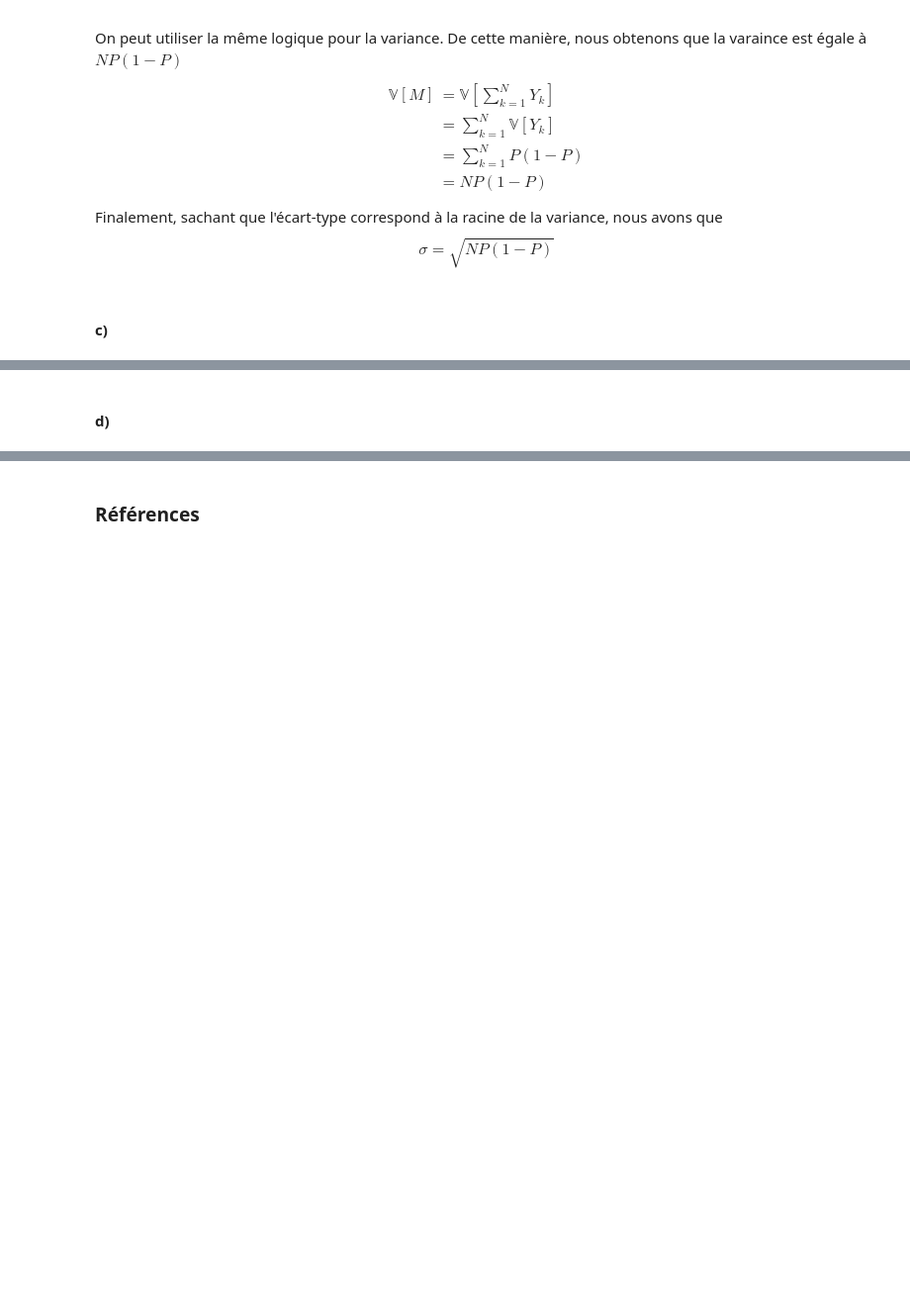
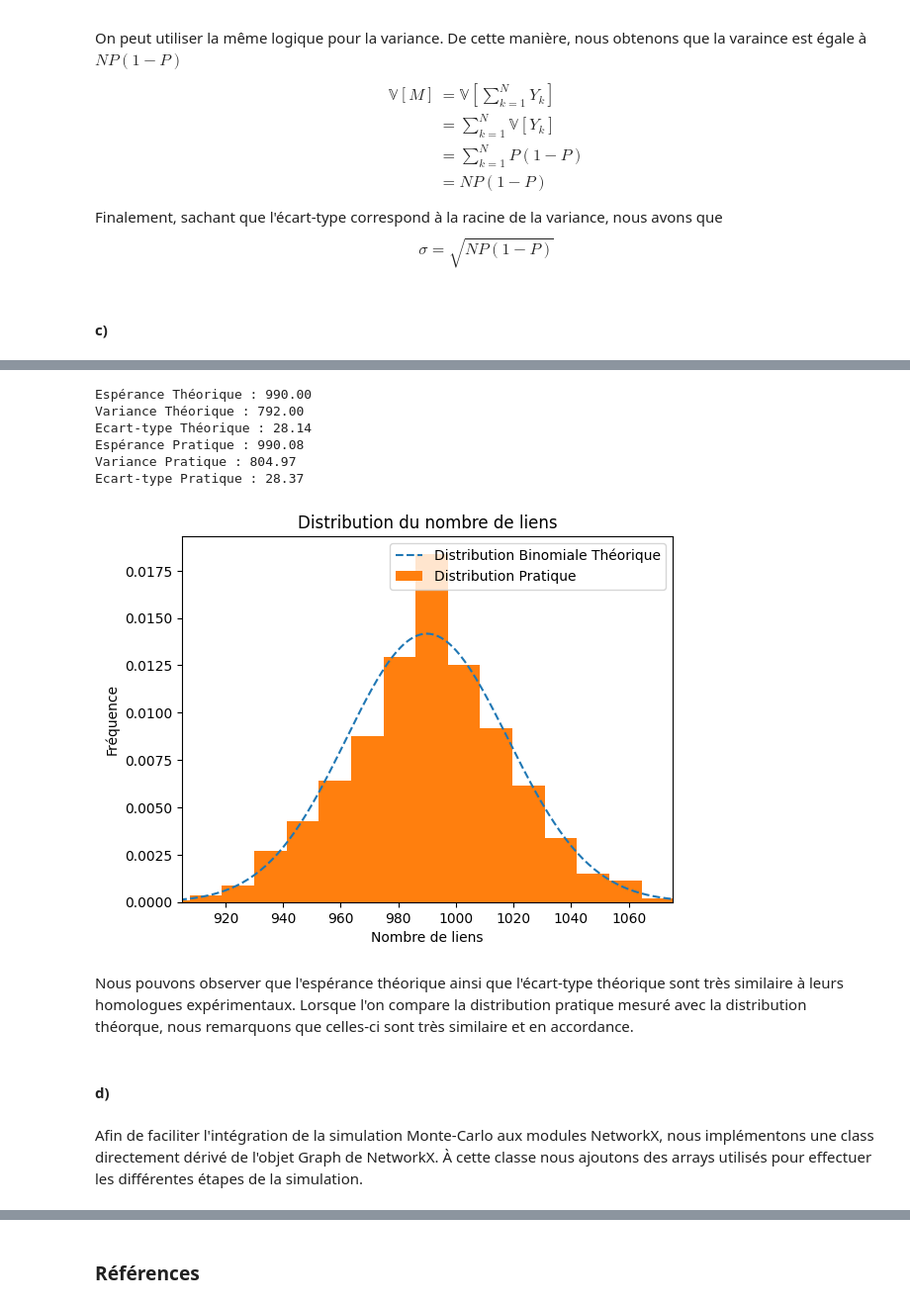
Before and after one commit to thcha67/tp_phys_num, a Jupyter notebook: TP4_ThomasC_SimonG_LaurentE/TP4_ThomasC_SimonG_LaurentE.ipynb, the cells around one changed output, grey strips where cells are left out. Shown: that part at 99% size. Saved outputs shown, nothing was run; the diff lists cells and outputs as text; code cells hidden in the pictures; blank space fills up the shorter version.

Commit message:
ajout blabla

```diff
--- a/TP4_ThomasC_SimonG_LaurentE/TP4_ThomasC_SimonG_LaurentE.ipynb
+++ b/TP4_ThomasC_SimonG_LaurentE/TP4_ThomasC_SimonG_LaurentE.ipynb
@@ -375,16 +429,4 @@ $$
 # %%
-def get_esperance(n, P):
-    """Calcul de l'espérance d'un graphe aléatoire d'Erdos-Renyi"""
-    return n*(n-1)/2 * P
-
-def get_variance(n, P):
-    """Calcul de la variance d'un graphe aléatoire d'Erdos-Renyi"""
-    return n*(n-1)*P*(1-P)/2
-
-def get_std(n, P):
-    """Calcul de l'écart-type d'un graphe aléatoire d'Erdos-Renyi"""
-    return np.sqrt(get_variance(n, P))
-
 class Array_Erdos_Renyi:
     def __init__(self, n, p):
         self.n = n
@@ -392,37 +434,60 @@ class Array_Erdos_Renyi:
         self.array = np.random.rand(n, n) < p # Création d'une matrice aléatoire
         self.array = np.triu(self.array, 1) # On ne garde que la partie supérieure de la matrice
         self.array = self.array + self.array.T # On symétrise la matrice
-        self.array = self.array.astype(int) # On convertit en entier
-        np.fill_diagonal(self.array, 0) # On met des 0 sur la diagonale
+        self.array = self.array.astype(int) # On convertit en entier (False=0, True=1)
+        np.fill_diagonal(self.array, 0) # On met des 0 sur la diagonale (False=0)
 
     def Get_Nb_Links(self):
-        """Calcul de la moyenne de la matrice"""
+        """Calcul de le nombre de liens seulement dans la partie supérieure de la matrice"""
         return np.sum(self.array[np.triu_indices(self.n, 1)])
 
     def __str__(self):
         return str(self.array)
 # %%
+np.random.seed(0) # Pour la reproductibilité
+
 N_nodes = 100
 p = 0.2
 print(f"Espérance Théorique : {get_esperance(N_nodes, p):.2f}")
 print(f"Variance Théorique : {get_variance(N_nodes, p):.2f}")
 print(f"Ecart-type Théorique : {get_std(N_nodes, p):.2f}")
 
 mean_links = []
-for i in range(1000):
+N_iterations = 1000
+for i in range(N_iterations):
     a = Array_Erdos_Renyi(100, 0.2)
     mean_links.append(a.Get_Nb_Links())
 
 print(f"Espérance Pratique : {np.mean(mean_links):.2f}")
 print(f"Variance Pratique : {np.var(mean_links):.2f}")
-print(f"Ecart-type ThéorPratiqueique : {np.std(mean_links):.2f}")
-plt.hist(mean_links, bins=20)
+print(f"Ecart-type Pratique : {np.std(mean_links):.2f}")
+
+# Fit de la distribution Binomial
+from scipy.stats import binom
+x = np.arange(0, N_nodes*(N_nodes-1)/2 + 1)
+binom_dist = binom.pmf(x, N_nodes*(N_nodes-1)/2 + 1, p)
+plt.plot(x, binom_dist, label="Distribution Binomiale Théorique", linestyle='--')
+plt.hist(mean_links, bins=20, density=True ,label="Distribution Pratique")
 plt.title("Distribution du nombre de liens")
 plt.xlabel("Nombre de liens")
+plt.xlim(np.mean(mean_links)-3*np.std(mean_links), np.mean(mean_links)+3*np.std(mean_links))
 plt.ylabel("Fréquence")
+plt.legend()
 plt.show()
+# %% [output]
+Espérance Théorique : 990.00
+Variance Théorique : 792.00
+Ecart-type Théorique : 28.14
+Espérance Pratique : 990.08
+Variance Pratique : 804.97
+Ecart-type Pratique : 28.37
+[figure, added]
+# %% [markdown]
+Nous pouvons observer que l'espérance théorique ainsi que l'écart-type théorique sont très similaire à leurs homologues expérimentaux. Lorsque l'on compare la distribution pratique mesuré avec la distribution théorque, nous remarquons que celles-ci sont très similaire et en accordance.
 # %% [markdown]
 #### d)
+# %% [markdown]
+Afin de faciliter l'intégration de la simulation Monte-Carlo aux modules NetworkX, nous implémentons une class directement dérivé de l'objet Graph de NetworkX. À cette classe nous ajoutons des arrays utilisés pour effectuer les différentes étapes de la simulation.
 # %%
 class SIS(nx.Graph):
     def __init__(self, network_path, alpha, beta):
```
Also changed, not shown: parts of 9 cells of this notebook.
